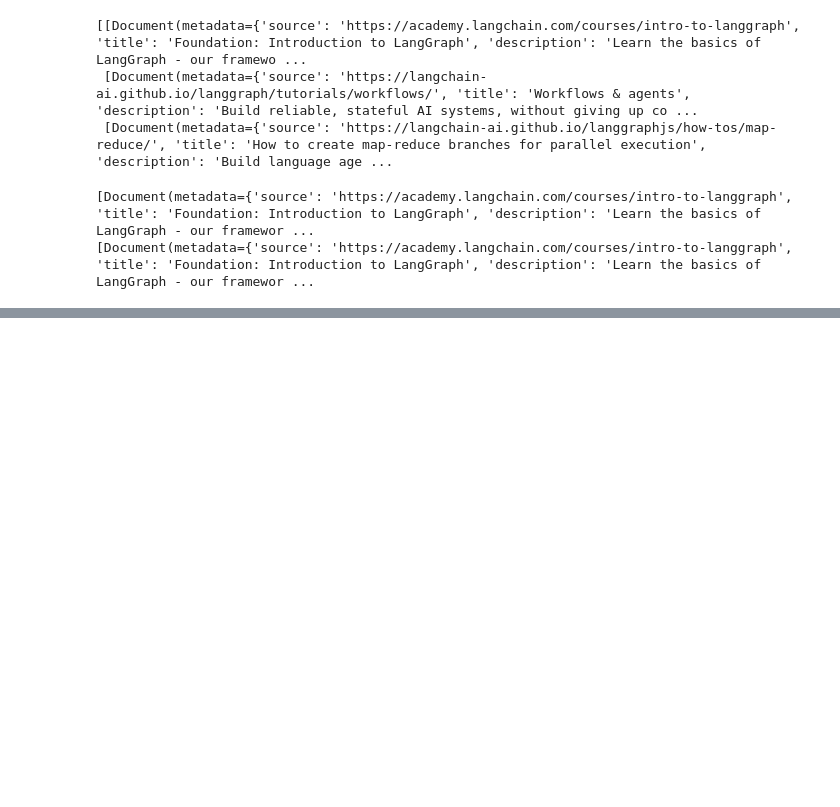
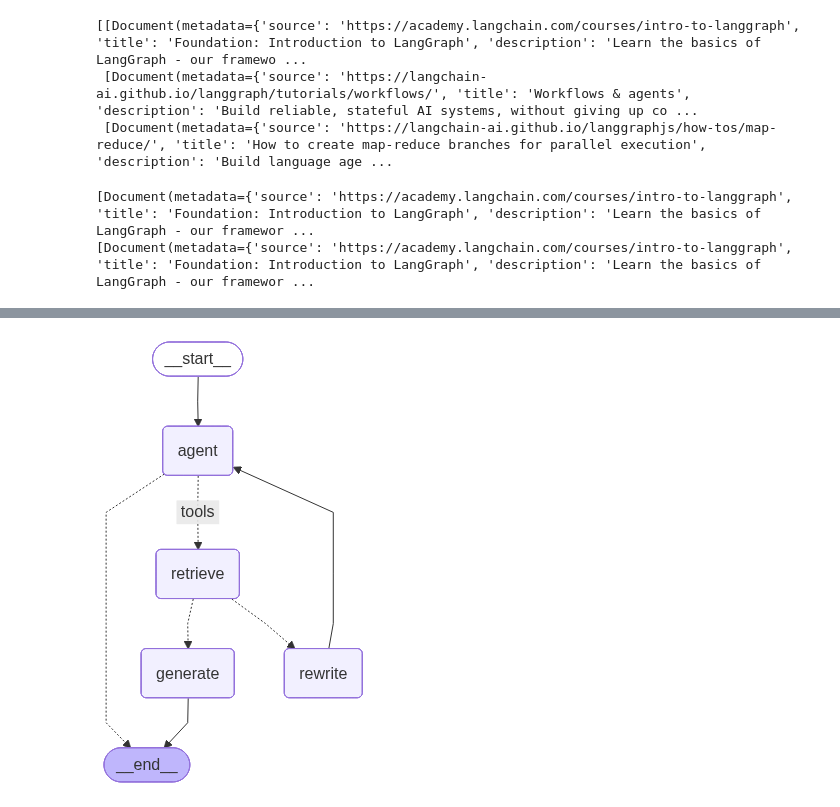
Before and after one commit to sachialgoexpert/agentic-ai, a Jupyter notebook: ipynb/agentic-rag/1-agentic-rag.ipynb, the cells around one changed output, grey strips where cells are left out. Cells and saved outputs as stored; diff of their text form; code cells hidden in the pictures; blank space fills up the shorter version.

```diff
--- a/ipynb/agentic-rag/1-agentic-rag.ipynb
+++ b/ipynb/agentic-rag/1-agentic-rag.ipynb
@@ -80,0 +99,8 @@ langchain_urls=[
+# %%
+retriever_tool_langchain=create_retriever_tool(
+    retriever_langchain,
+    "retriver_vector_langchain_blog",
+    "search and run information about langchain"
+)
+# %%
+tools=[retriever_tool,retriever_tool_langchain]
@@ -80,0 +109,10 @@ langchain_urls=[
+# %%
+from typing import Annotated,Sequence
+from typing_extensions import TypedDict
+from langchain_core.messages import BaseMessage
+from langgraph.graph.message import add_messages
+
+class AgentState(TypedDict):
+    ### the add_message function defines how an update should be processed
+    # Default is to replace add_message says append
+    messages: Annotated[Sequence[BaseMessage],add_messages]
@@ -80,0 +287,46 @@ langchain_urls=[
+# %%
+from langgraph.graph import START,END,StateGraph
+from langgraph.prebuilt import ToolNode
+from langgraph.prebuilt import tools_condition
+
+### Define a new graph
+
+workflow=StateGraph(AgentState)
+
+## Define the nodes we will cycle between
+
+workflow.add_node("agent",agent) ## Agent
+retrive=ToolNode([retriever_tool,retriever_tool_langchain])
+workflow.add_node("retrieve",retrive) ## Retrival
+workflow.add_node("rewrite",rewrite) ## Re-Writing the question
+workflow.add_node(
+    "generate",generate
+) ## Generating  a response after we know the docuemnts are relavant
+
+## Call agent node to decide retrieve or not
+
+workflow.add_edge(START,"agent")
+workflow.add_conditional_edges(
+    "agent",
+    tools_condition,
+    {
+        ## Translate the condtion output to node in our graph
+        "tools":"retrieve",
+        END:END,
+    },
+)
+
+workflow.add_conditional_edges(
+    "retrieve",
+    ## Assess agent decision
+    grade_documents,
+)
+workflow.add_edge("generate",END)
+workflow.add_edge("rewrite","agent")
+
+graph=workflow.compile()
+
+from IPython.display import Image,display
+display(Image(graph.get_graph().draw_mermaid_png()))
+# %% [output]
+[figure, added]
```
Also changed, not shown: parts of 12 cells of this notebook, 16 other files.
